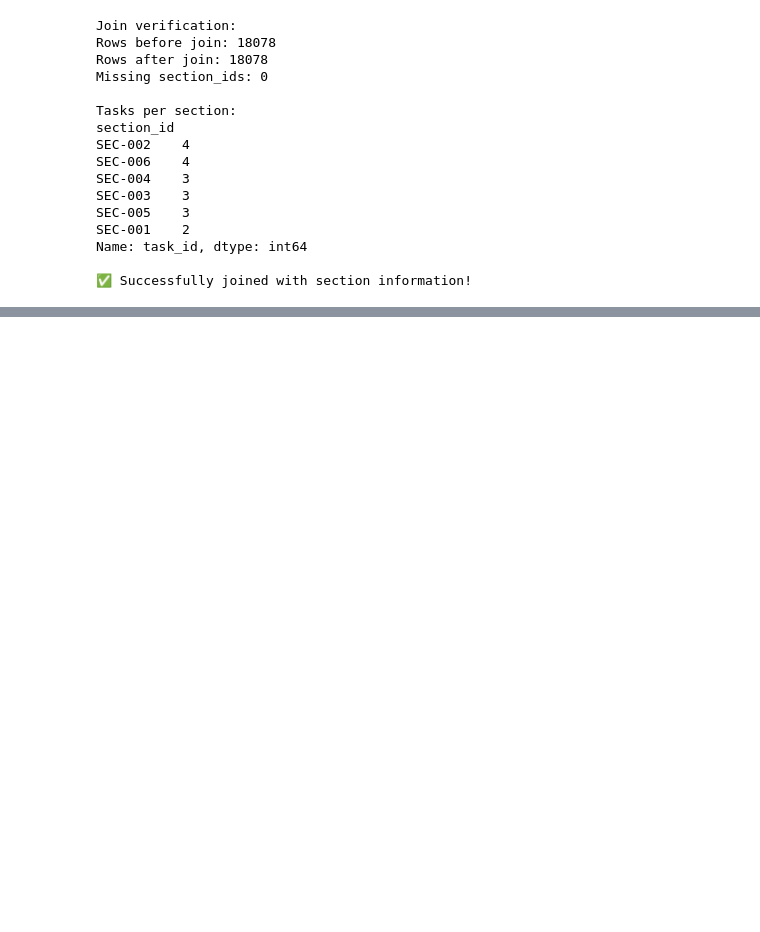
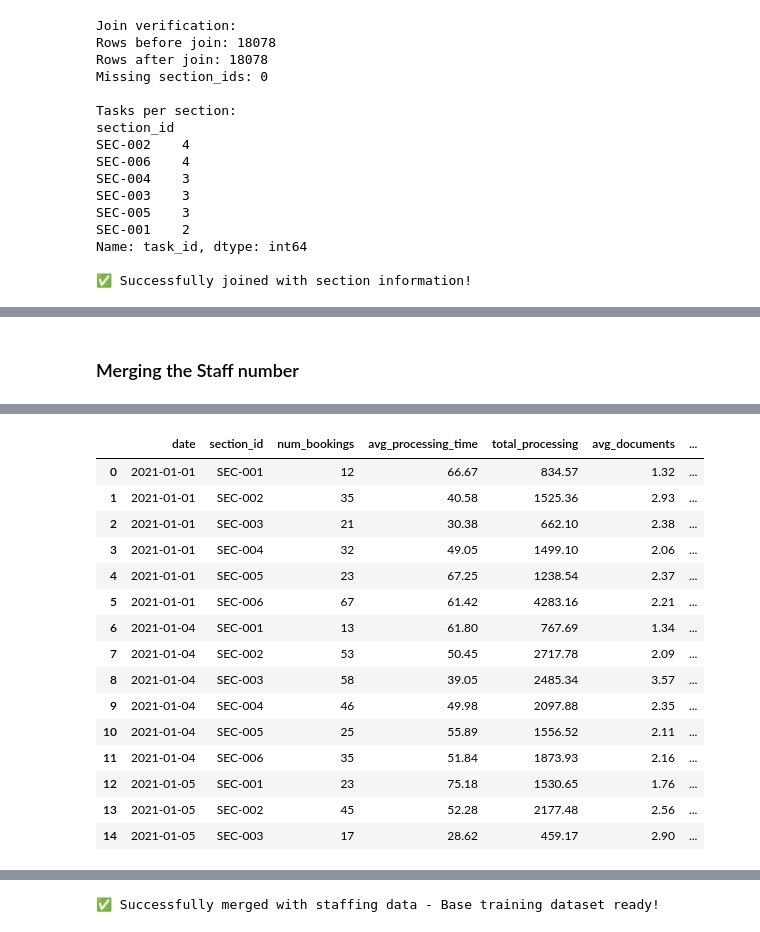
Before and after one commit to BeatBard/Futurestack_datathon, a Jupyter notebook: Task 2/notebooks/dataset_prep.ipynb, the cells around one changed output, grey strips where cells are left out. Drawn from its saved outputs; the diff is of its cells as text; code cells hidden in the pictures; blank space fills up the shorter version.

```diff
--- a/Task 2/notebooks/dataset_prep.ipynb
+++ b/Task 2/notebooks/dataset_prep.ipynb
@@ -737,0 +951,62 @@ Name: task_id, dtype: int64
+# %% [markdown]
+### Merging the Staff number
+# %%
+
+# Cell 10: Load Staffing Dataset and Merge with Daily Section Summary
+print("=== MERGING WITH STAFFING DATASET ===")
+
+# Load the staffing dataset
+staffing_df = pd.read_csv('../../datasets/staffing_train.csv')
+
+print("Staffing dataset overview:")
+print(f"Shape: {staffing_df.shape}")
+print(f"Columns: {list(staffing_df.columns)}")
+print("\nFirst 10 rows of staffing dataset:")
+display(staffing_df.head(10))
+
+print(f"\nStaffing dataset statistics:")
+print(f"Date range: {staffing_df['date'].min()} to {staffing_df['date'].max()}")
+print(f"Unique sections: {staffing_df['section_id'].nunique()}")
+print(f"Section IDs: {sorted(staffing_df['section_id'].unique())}")
+
+# Merge daily section summary with staffing data
+# This creates our base training dataset
+base_training_dataset = daily_section_summary.merge(
+    staffing_df[['date', 'section_id', 'employees_on_duty', 'total_task_time_minutes']],
+    on=['date', 'section_id'],
+    how='inner'  # Only keep records where we have both booking and staffing data
+)
+
+print(f"\nAfter merging with staffing dataset:")
+print(f"Shape: {base_training_dataset.shape}")
+print(f"Columns: {list(base_training_dataset.columns)}")
+
+# Reorder columns to have target variable (employees_on_duty) at the end
+target_cols = ['employees_on_duty', 'total_task_time_minutes']
+feature_cols = [col for col in base_training_dataset.columns if col not in target_cols]
+base_training_dataset = base_training_dataset[feature_cols + target_cols]
+
+print("\nBase Training Dataset (first 15 rows):")
+display(base_training_dataset.head(15))
+
+# Verify the merge
+print(f"\nMerge verification:")
+print(f"Rows in daily section summary: {len(daily_section_summary)}")
+print(f"Rows in staffing dataset: {len(staffing_df)}")
+print(f"Rows in base training dataset: {len(base_training_dataset)}")
+print(f"Missing employees_on_duty: {base_training_dataset['employees_on_duty'].isnull().sum()}")
+
+# Show target variable statistics
+print(f"\nTarget Variable (employees_on_duty) Statistics:")
+print(f"Min: {base_training_dataset['employees_on_duty'].min()}")
+print(f"Max: {base_training_dataset['employees_on_duty'].max()}")
+print(f"Mean: {base_training_dataset['employees_on_duty'].mean():.1f}")
+print(f"Median: {base_training_dataset['employees_on_duty'].median():.1f}")
+
+# Show sample with target variable
+print(f"\nSample data showing features and target:")
+sample_cols = ['date', 'section_id', 'num_bookings', 'avg_processing_time', 'total_processing', 'employees_on_duty']
+display(base_training_dataset[sample_cols].head(10))
+
+print("\n✅ Successfully merged with staffing data - Base training dataset ready!")
+# %% [output]
@@ -737,0 +1040,16 @@ Name: task_id, dtype: int64
+|  | date | section_id | num_bookings | avg_processing_time | total_processing | avg_documents | ... |
+| 0 | 2021-01-01 | SEC-001 | 12 | 66.67 | 834.57 | 1.32 | ... |
+| 1 | 2021-01-01 | SEC-002 | 35 | 40.58 | 1525.36 | 2.93 | ... |
+| 2 | 2021-01-01 | SEC-003 | 21 | 30.38 | 662.10 | 2.38 | ... |
+| 3 | 2021-01-01 | SEC-004 | 32 | 49.05 | 1499.10 | 2.06 | ... |
+| 4 | 2021-01-01 | SEC-005 | 23 | 67.25 | 1238.54 | 2.37 | ... |
+| 5 | 2021-01-01 | SEC-006 | 67 | 61.42 | 4283.16 | 2.21 | ... |
+| 6 | 2021-01-04 | SEC-001 | 13 | 61.80 | 767.69 | 1.34 | ... |
+| 7 | 2021-01-04 | SEC-002 | 53 | 50.45 | 2717.78 | 2.09 | ... |
+| 8 | 2021-01-04 | SEC-003 | 58 | 39.05 | 2485.34 | 3.57 | ... |
+| 9 | 2021-01-04 | SEC-004 | 46 | 49.98 | 2097.88 | 2.35 | ... |
+| 10 | 2021-01-04 | SEC-005 | 25 | 55.89 | 1556.52 | 2.11 | ... |
+| 11 | 2021-01-04 | SEC-006 | 35 | 51.84 | 1873.93 | 2.16 | ... |
+| 12 | 2021-01-05 | SEC-001 | 23 | 75.18 | 1530.65 | 1.76 | ... |
+| 13 | 2021-01-05 | SEC-002 | 45 | 52.28 | 2177.48 | 2.56 | ... |
+| 14 | 2021-01-05 | SEC-003 | 17 | 28.62 | 459.17 | 2.90 | ... |
@@ -737,0 +1080 @@ Name: task_id, dtype: int64
+✅ Successfully merged with staffing data - Base training dataset ready!
```
Also changed, not shown: parts of 5 cells of this notebook, 1 other file.
